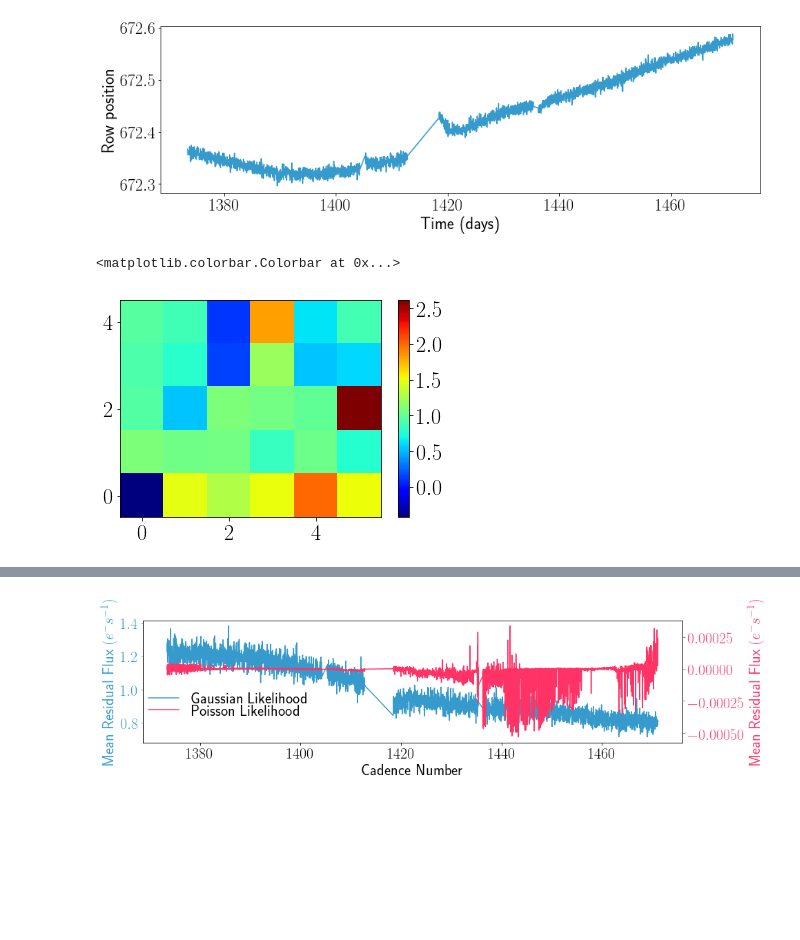
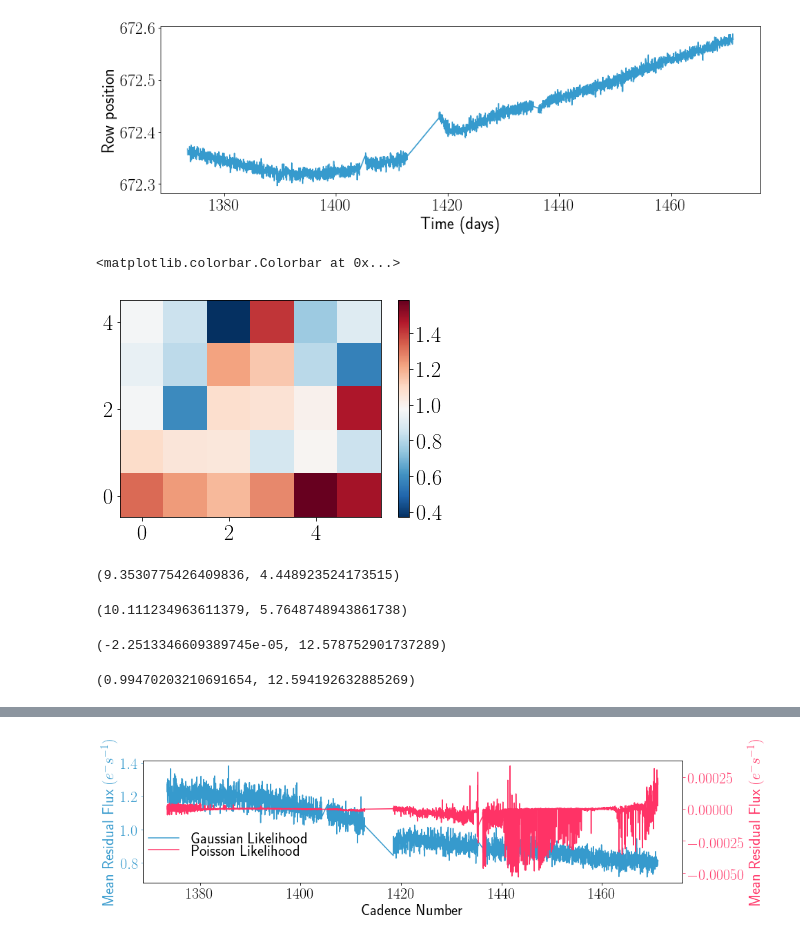
Before and after one commit to mirca/geerts-conjecture, a Jupyter notebook: notebook/geerts_conjecture.ipynb, the cells around one changed output, grey strips where cells are left out. Cells and saved outputs as stored; diff of their text form; code cells hidden in the pictures; blank space fills up the shorter version.

```diff
--- a/notebook/geerts_conjecture.ipynb
+++ b/notebook/geerts_conjecture.ipynb
@@ -24,7 +24,8 @@ from pyke.targetpixelfile import KeplerTargetPixelFile
 from pyke.utils import KeplerQualityFlags
 # %%
 tpf = KeplerTargetPixelFile('kplr010053146-2013011073258_lpd-targ.fits.gz',
-                            quality_bitmask=KeplerQualityFlags.QUALITY_ZERO_BITMASK)
+                            quality_bitmask=KeplerQualityFlags.QUALITY_ZERO_BITMASK,
+                            aperture_mask='kepler-pipeline')
 # %%
 tpf.plot(frame=1)
 # %% [output]
@@ -118,17 +119,17 @@ from oktopus import GaussianPosterior
 import tqdm
 # %%
 opt_params = np.array([])
-residuals = np.array([])
+residuals_gaussian = np.array([])
 uncertainties = np.array([])
 for i in tqdm.tqdm(range(0, tpf.flux.shape[0])):
-    loss = GaussianPosterior(data=tpf.flux[i] + tpf.flux_bkg[i], mean=scene,
-                             var=tpf.flux[i] + tpf.flux_bkg[i], prior=prior)
+    loss = GaussianPosterior(data=(tpf.flux[i] + tpf.flux_bkg[i]), mean=scene,
+                             var=(tpf.flux[i] + tpf.flux_bkg[i]), prior=prior)
     result = loss.fit(x0=prior.mean, method='powell')
     opt_params = np.append(opt_params, result.x)
-    residuals = np.append(residuals, tpf.flux[i] + tpf.flux_bkg[i] - scene(*result.x))
+    residuals_gaussian = np.append(residuals_gaussian, tpf.flux[i] + tpf.flux_bkg[i] - scene(*result.x))
     uncertainties = np.append(uncertainties, loss.loglikelihood.uncertainties(result.x))
 opt_params = opt_params.reshape((tpf.flux.shape[0], 4))
-residuals = residuals.reshape(tpf.flux.shape)
+residuals_gaussian = residuals_gaussian.reshape(tpf.flux.shape)
 # %%
 flux_gauss = opt_params[:, 0]
 xcenter_gauss = opt_params[:, 1]
@@ -167,9 +168,24 @@ plt.xlabel('Time (days)')
 <matplotlib.text.Text at 0x...>
 [figure]
 # %%
-i=157
-plt.imshow(residuals_poisson[i]/residuals[i], origin='lower', cmap='jet')
+plt.imshow(np.nanmedian(residuals_poisson/residuals_gaussian, axis=0), origin='lower', cmap='RdBu_r')
 plt.colorbar()
 # %% [output]
 <matplotlib.colorbar.Colorbar at 0x...>
-[figure, old version]
+[figure, new version]
+# %%
+np.nanmean(residuals_poisson[:, 1:3, 3]), np.std(residuals_poisson[:, 1:3, 3])
+# %% [output]
+(9.3530775426409836, 4.448923524173515)
+# %%
+np.nanmean(residuals_gaussian[:, 1:3, 3]), np.std(residuals_gaussian[:, 1:3, 3])
+# %% [output]
+(10.111234963611379, 5.7648748943861738)
+# %%
+np.nanmean(residuals_poisson), np.std(residuals_poisson)
+# %% [output]
+(-2.2513346609389745e-05, 12.578752901737289)
+# %%
+np.nanmean(residuals_gaussian), np.std(residuals_gaussian)
+# %% [output]
+(0.99470203210691654, 12.594192632885269)
```
Also changed, not shown: parts of 3 cells of this notebook, 1 other file.
